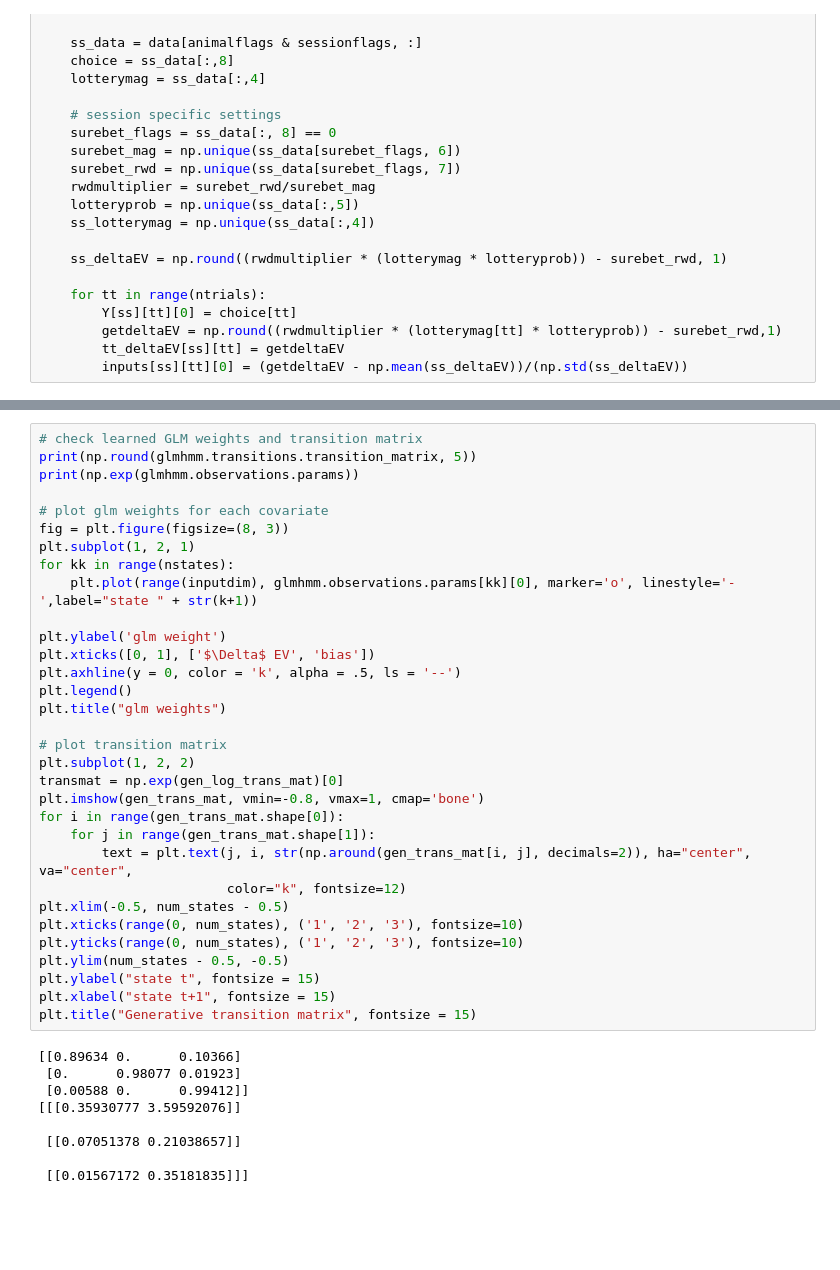
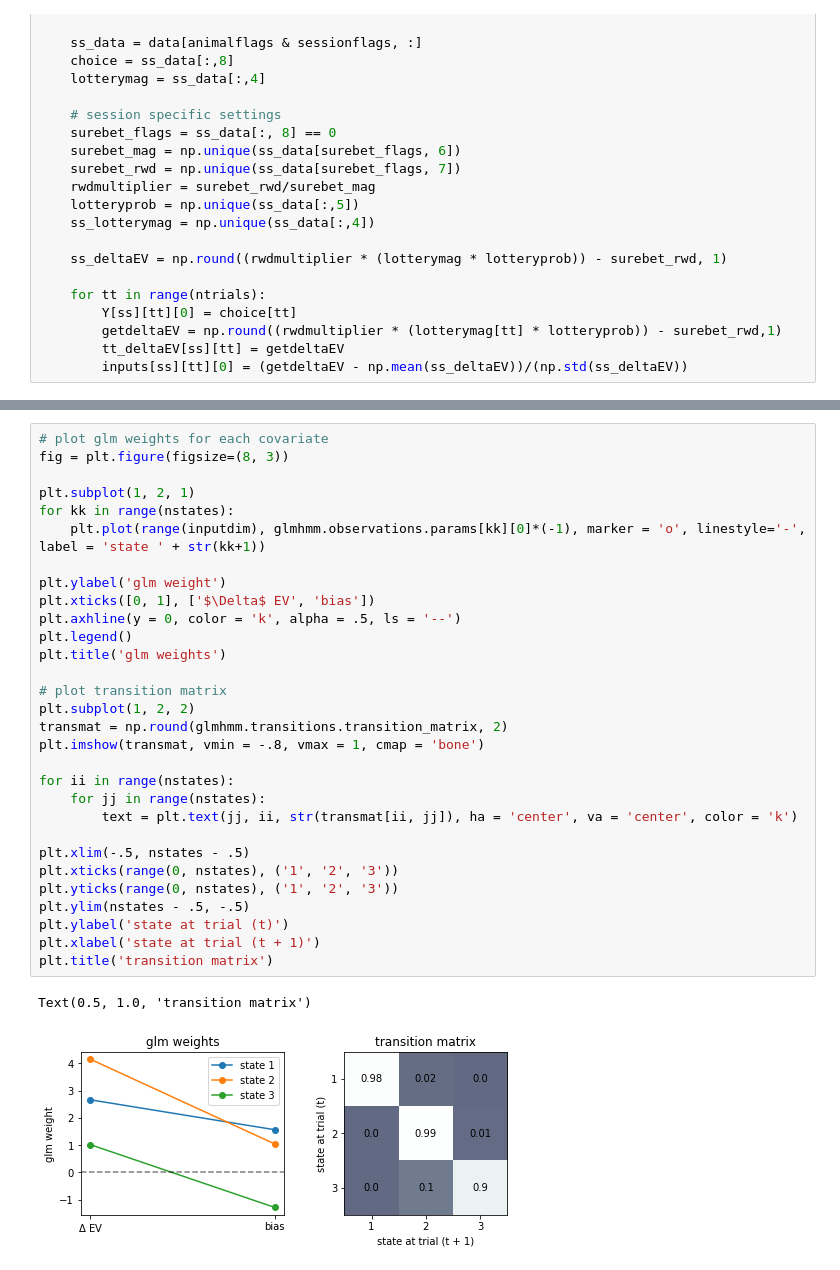
Before and after one commit to mpexirra/ssm, a Jupyter notebook: myNotebooks/riskyhmm.ipynb, the cells around one changed output, grey strips where cells are left out. Cells and saved outputs as stored; diff of their text form; blank space fills up the shorter version.

```diff
--- a/myNotebooks/riskyhmm.ipynb
+++ b/myNotebooks/riskyhmm.ipynb
@@ -196,41 +196,33 @@ plt.show()
 # %%
-# check learned GLM weights and transition matrix
-print(np.round(glmhmm.transitions.transition_matrix, 5))
-print(np.exp(glmhmm.observations.params))
-
 # plot glm weights for each covariate
 fig = plt.figure(figsize=(8, 3))
+
 plt.subplot(1, 2, 1)
 for kk in range(nstates):
-    plt.plot(range(inputdim), glmhmm.observations.params[kk][0], marker='o', linestyle='-',label="state " + str(k+1))
+    plt.plot(range(inputdim), glmhmm.observations.params[kk][0]*(-1), marker = 'o', linestyle='-', label = 'state ' + str(kk+1))
 
 plt.ylabel('glm weight')
 plt.xticks([0, 1], ['$\Delta$ EV', 'bias'])
 plt.axhline(y = 0, color = 'k', alpha = .5, ls = '--')
 plt.legend()
-plt.title("glm weights")
+plt.title('glm weights')
 
 # plot transition matrix
 plt.subplot(1, 2, 2)
-transmat = np.exp(gen_log_trans_mat)[0]
-plt.imshow(gen_trans_mat, vmin=-0.8, vmax=1, cmap='bone')
-for i in range(gen_trans_mat.shape[0]):
-    for j in range(gen_trans_mat.shape[1]):
-        text = plt.text(j, i, str(np.around(gen_trans_mat[i, j], decimals=2)), ha="center", va="center",
-                        color="k", fontsize=12)
-plt.xlim(-0.5, num_states - 0.5)
-plt.xticks(range(0, num_states), ('1', '2', '3'), fontsize=10)
-plt.yticks(range(0, num_states), ('1', '2', '3'), fontsize=10)
-plt.ylim(num_states - 0.5, -0.5)
-plt.ylabel("state t", fontsize = 15)
-plt.xlabel("state t+1", fontsize = 15)
-plt.title("Generative transition matrix", fontsize = 15)
+transmat = np.round(glmhmm.transitions.transition_matrix, 2)
+plt.imshow(transmat, vmin = -.8, vmax = 1, cmap = 'bone')
+
+for ii in range(nstates):
+    for jj in range(nstates):
+        text = plt.text(jj, ii, str(transmat[ii, jj]), ha = 'center', va = 'center', color = 'k')
+
+plt.xlim(-.5, nstates - .5)
+plt.xticks(range(0, nstates), ('1', '2', '3'))
+plt.yticks(range(0, nstates), ('1', '2', '3'))
+plt.ylim(nstates - .5, -.5)
+plt.ylabel('state at trial (t)')
+plt.xlabel('state at trial (t + 1)')
+plt.title('transition matrix')
 # %% [output]
-[[0.89634 0.      0.10366]
- [0.      0.98077 0.01923]
- [0.00588 0.      0.99412]]
-[[[0.35930777 3.59592076]]
-
- [[0.07051378 0.21038657]]
-
- [[0.01567172 0.35181835]]]
+Text(0.5, 1.0, 'transition matrix')
+[figure, added]
```
Also changed, not shown: parts of 6 cells of this notebook.
